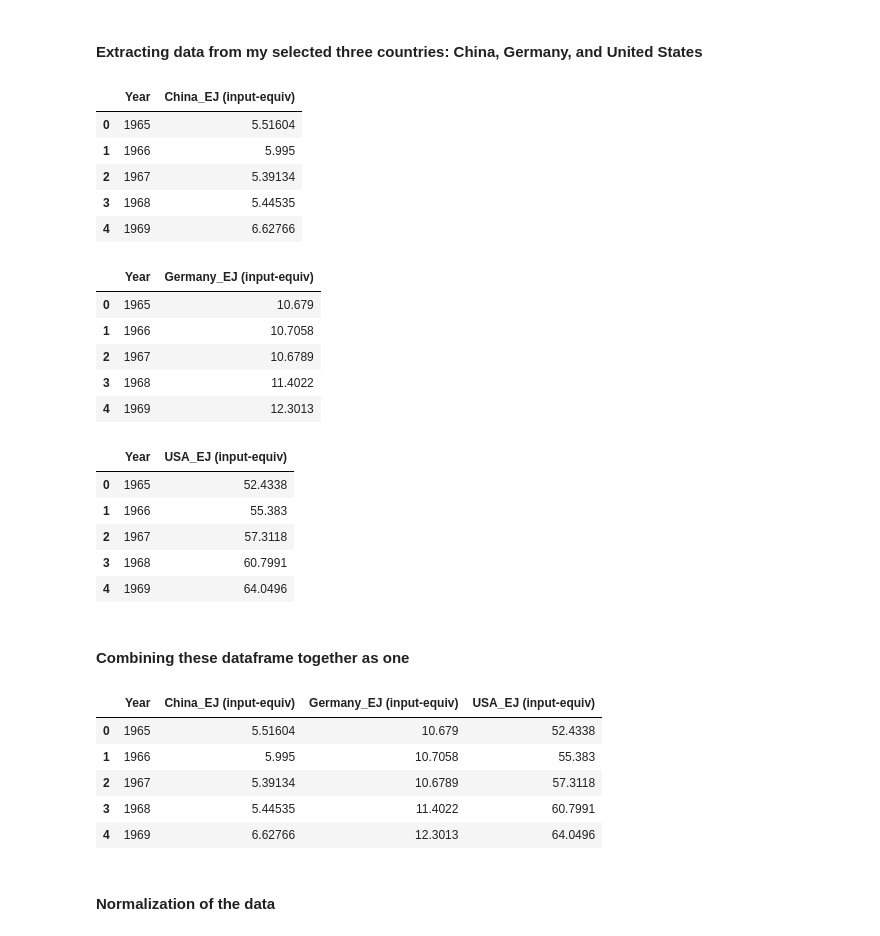
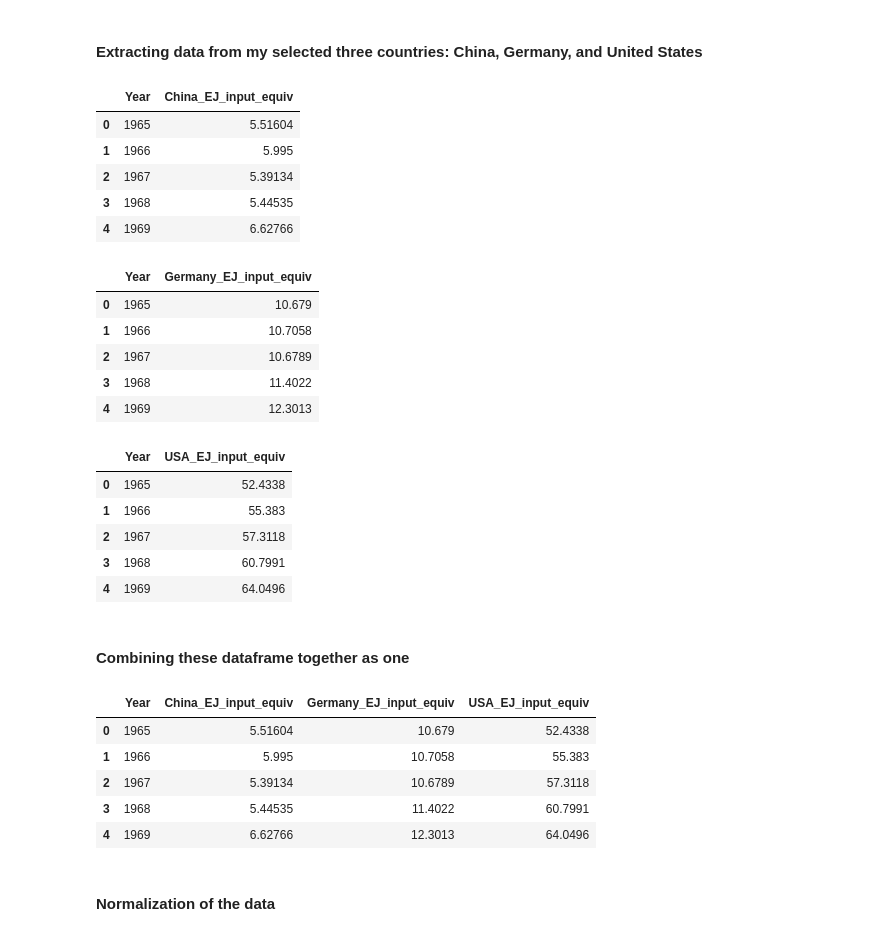
Before and after one commit to yuyhong23/ETL_Project, a Jupyter notebook: ETL_PROJECT.ipynb, the cells around one changed output. Saved outputs shown, nothing was run; the diff lists cells and outputs as text; code cells hidden in the pictures.

```diff
--- a/ETL_PROJECT.ipynb
+++ b/ETL_PROJECT.ipynb
@@ -659,7 +660,7 @@ bp_ec_china.reset_index(inplace=True)
 # Drop the first two rows and rename the columns
 bp_ec_china = bp_ec_china.drop([0,1])
 bp_ec_china = bp_ec_china.rename(columns={"index":"Year",
-                                        0:"China_EJ (input-equiv)"})
+                                        0:"China_EJ_input_equiv"})
 
 # Reset index
 bp_ec_china.reset_index(inplace=True)
@@ -668,7 +669,7 @@ bp_ec_china.reset_index(inplace=True)
 del bp_ec_china["index"]
 bp_ec_china.head()
 # %% [output]
-|  | Year | China_EJ (input-equiv) |
+|  | Year | China_EJ_input_equiv |
 | 0 | 1965 | 5.51604 |
 | 1 | 1966 | 5.995 |
 | 2 | 1967 | 5.39134 |
@@ -688,7 +689,7 @@ bp_ec_germany.reset_index(inplace=True)
 # Drop the first two rows and rename the columns
 bp_ec_germany = bp_ec_germany.drop([0,1])
 bp_ec_germany = bp_ec_germany.rename(columns={"index":"Year",
-                    0:"Germany_EJ (input-equiv)"})
+                    0:"Germany_EJ_input_equiv"})
 
 # Reset index
 bp_ec_germany.reset_index(inplace=True)
@@ -697,7 +698,7 @@ bp_ec_germany.reset_index(inplace=True)
 del bp_ec_germany["index"]
 bp_ec_germany.head()
 # %% [output]
-|  | Year | Germany_EJ (input-equiv) |
+|  | Year | Germany_EJ_input_equiv |
 | 0 | 1965 | 10.679 |
 | 1 | 1966 | 10.7058 |
 | 2 | 1967 | 10.6789 |
@@ -717,7 +718,7 @@ bp_ec_usa.reset_index(inplace=True)
 # Drop the first two rows and rename the columns
 bp_ec_usa = bp_ec_usa.drop([0,1])
 bp_ec_usa = bp_ec_usa.rename(columns={"index":"Year",
-                    0:"USA_EJ (input-equiv)"})
+                    0:"USA_EJ_input_equiv"})
 
 # Reset index
 bp_ec_usa.reset_index(inplace=True)
@@ -726,7 +727,7 @@ bp_ec_usa.reset_index(inplace=True)
 del bp_ec_usa["index"]
 bp_ec_usa.head()
 # %% [output]
-|  | Year | USA_EJ (input-equiv) |
+|  | Year | USA_EJ_input_equiv |
 | 0 | 1965 | 52.4338 |
 | 1 | 1966 | 55.383 |
 | 2 | 1967 | 57.3118 |
@@ -737,14 +738,14 @@ bp_ec_usa.head()
 # %%
 # Append all dataframes togather as one
 bp_ec_all = bp_ec_china.copy()
-bp_ec_all["Germany_EJ (input-equiv)"] = bp_ec_germany["Germany_EJ (input-equiv)"]
-bp_ec_all["USA_EJ (input-equiv)"] = bp_ec_usa ["USA_EJ (input-equiv)"]
+bp_ec_all["Germany_EJ_input_equiv"] = bp_ec_germany["Germany_EJ_input_equiv"]
+bp_ec_all["USA_EJ_input_equiv"] = bp_ec_usa ["USA_EJ_input_equiv"]
 
 #Reset index to Year
 bp_ec_all.reset_index(drop=True, inplace=True)
 bp_ec_all.head()
 # %% [output]
-|  | Year | China_EJ (input-equiv) | Germany_EJ (input-equiv) | USA_EJ (input-equiv) |
+|  | Year | China_EJ_input_equiv | Germany_EJ_input_equiv | USA_EJ_input_equiv |
 | 0 | 1965 | 5.51604 | 10.679 | 52.4338 |
 | 1 | 1966 | 5.995 | 10.7058 | 55.383 |
 | 2 | 1967 | 5.39134 | 10.6789 | 57.3118 |
```
Also changed, not shown: parts of 8 cells of this notebook.
